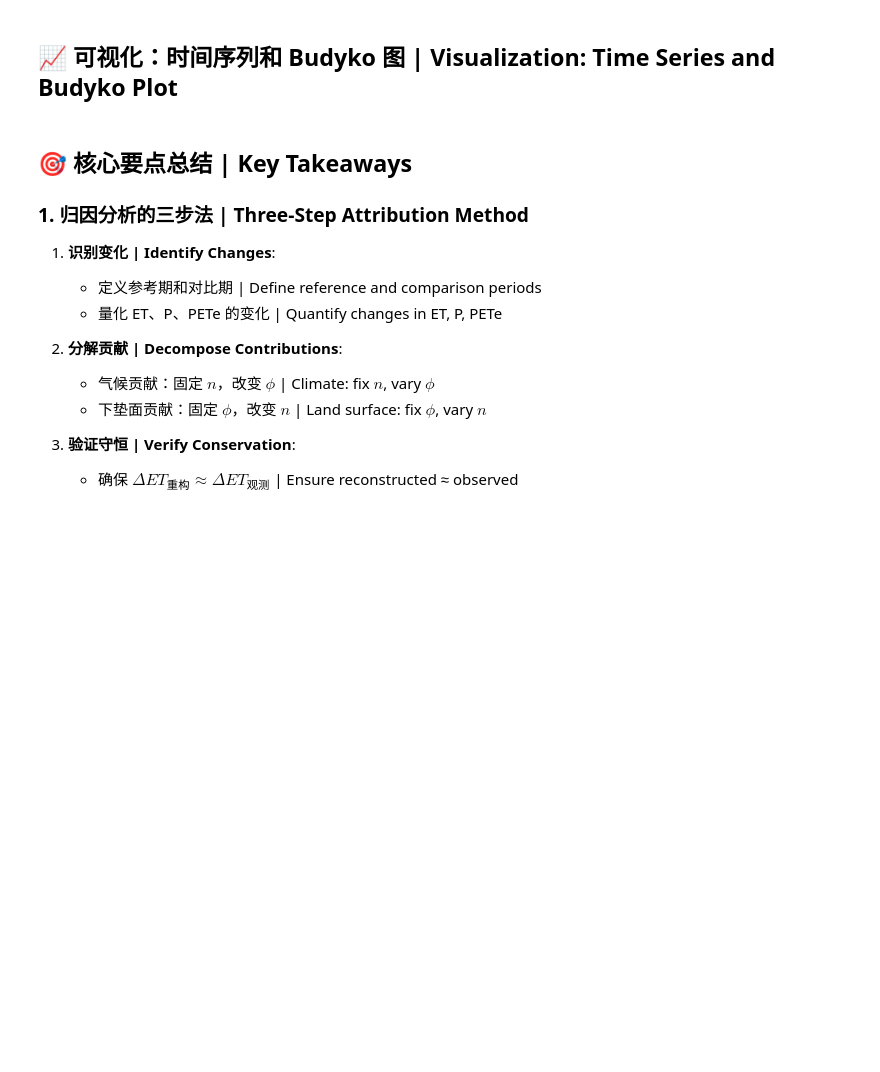
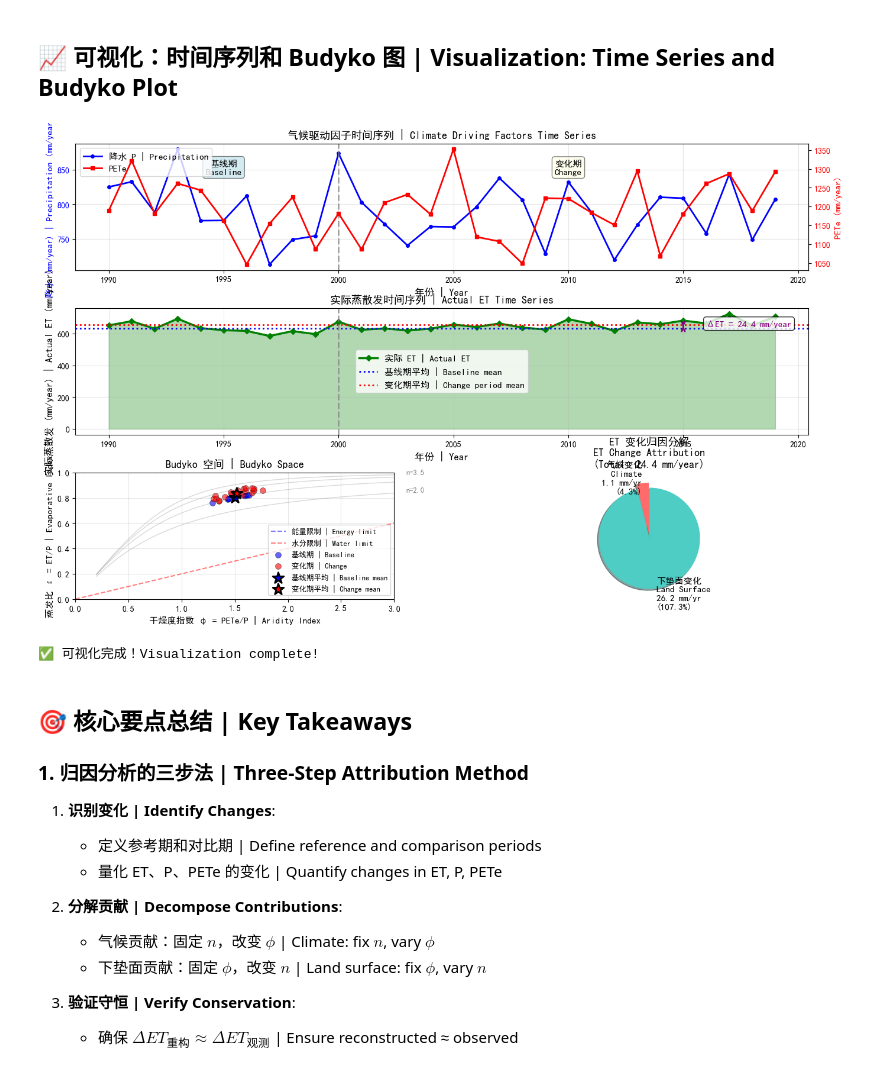
Before and after one commit to licm13/PET-CR, a Jupyter notebook: tutorials/03_Attribution_Analysis.ipynb, the cells around one changed output. Cells and saved outputs as stored; diff of their text form; code cells hidden in the pictures; blank space fills up the shorter version.

```diff
--- a/tutorials/03_Attribution_Analysis.ipynb
+++ b/tutorials/03_Attribution_Analysis.ipynb
@@ -261,6 +291,10 @@ print("═" * 70)
 # %% [markdown]
 ## 📈 可视化：时间序列和 Budyko 图 | Visualization: Time Series and Budyko Plot
 # %%
+import matplotlib
+matplotlib.rcParams['font.sans-serif'] = ['SimHei', 'Microsoft YaHei', 'Arial Unicode MS', 'sans-serif']
+matplotlib.rcParams['axes.unicode_minus'] = False  # Ensure minus sign is shown correctly
+
 fig = plt.figure(figsize=(16, 10))
 gs = fig.add_gridspec(3, 2, hspace=0.3, wspace=0.3)
 
@@ -272,10 +306,10 @@ line1 = ax1.plot(years, precip, 'b-o', linewidth=2, markersize=4, label='降水
 line2 = ax1_twin.plot(years, pete, 'r-s', linewidth=2, markersize=4, label='PETe')
 
 ax1.axvline(x=years[baseline_years], color='gray', linestyle='--', linewidth=2, alpha=0.7)
-ax1.text(years[baseline_years/2], ax1.get_ylim()[1]*0.95, '基线期\nBaseline',
+ax1.text(years[int(baseline_years/2)], ax1.get_ylim()[1]*0.95, '基线期\nBaseline',
          ha='center', fontsize=11, fontweight='bold',
          bbox=dict(boxstyle='round', facecolor='lightblue', alpha=0.5))
-ax1.text(years[baseline_years + (n_years-baseline_years)/2], ax1.get_ylim()[1]*0.95,
+ax1.text(years[int(baseline_years + (n_years-baseline_years)/2)], ax1.get_ylim()[1]*0.95,
          '变化期\nChange', ha='center', fontsize=11, fontweight='bold',
          bbox=dict(boxstyle='round', facecolor='lightyellow', alpha=0.5))
 
@@ -347,33 +381,36 @@ ax3.scatter([phi_comp_avg], [epsilon_comp_avg], c='red', s=200, marker='*',
 
 ax3.set_xlabel('干燥度指数 φ = PETe/P | Aridity Index', fontweight='bold', fontsize=11)
 ax3.set_ylabel('蒸发比 ε = ET/P | Evaporative Index', fontweight='bold', fontsize=11)
 ax3.set_title('Budyko 空间 | Budyko Space', fontweight='bold', fontsize=13)
 ax3.set_xlim([0, 3])
 ax3.set_ylim([0, 1])
 ax3.legend(fontsize=9, loc='best')
 ax3.grid(alpha=0.3)
 
 # 4. 归因饼图 | Attribution pie chart
 ax4 = fig.add_subplot(gs[2, 1])
 
 contributions = [abs(delta_et_climate), abs(delta_et_landsurf)]
 labels_pie = [f'气候变化\nClimate\n{abs(delta_et_climate):.1f} mm/yr\n({abs(delta_et_climate)/abs(delta_et_total)*100:.1f}%)',
               f'下垫面变化\nLand Surface\n{abs(delta_et_landsurf):.1f} mm/yr\n({abs(delta_et_landsurf)/abs(delta_et_total)*100:.1f}%)']
 colors_pie = ['#FF6B6B', '#4ECDC4']
 explode = (0.05, 0.05)
 
 wedges, texts, autotexts = ax4.pie(contributions, labels=labels_pie, colors=colors_pie,
                                     autopct='', explode=explode,
                                     shadow=True, startangle=90,
                                     textprops={'fontsize': 11, 'fontweight': 'bold'})
 
 ax4.set_title(f'ET 变化归因分解\nET Change Attribution\n(Total: {delta_et_total:.1f} mm/year)',
              fontweight='bold', fontsize=13)
 
 plt.savefig('figures/attribution_analysis_comprehensive.png', dpi=150, bbox_inches='tight')
 plt.show()
 
 print("\n✅ 可视化完成！Visualization complete!")
+# %% [output]
+[figure, added]
+✅ 可视化完成！Visualization complete!
 # %% [markdown]
 ## 🎯 核心要点总结 | Key Takeaways
 
```
Also changed, not shown: parts of 4 cells of this notebook, 11 other files.
